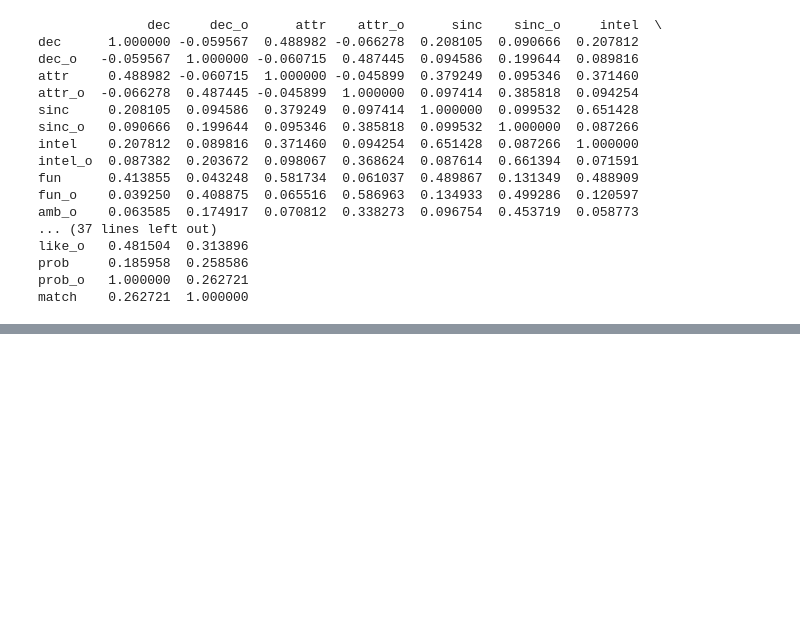
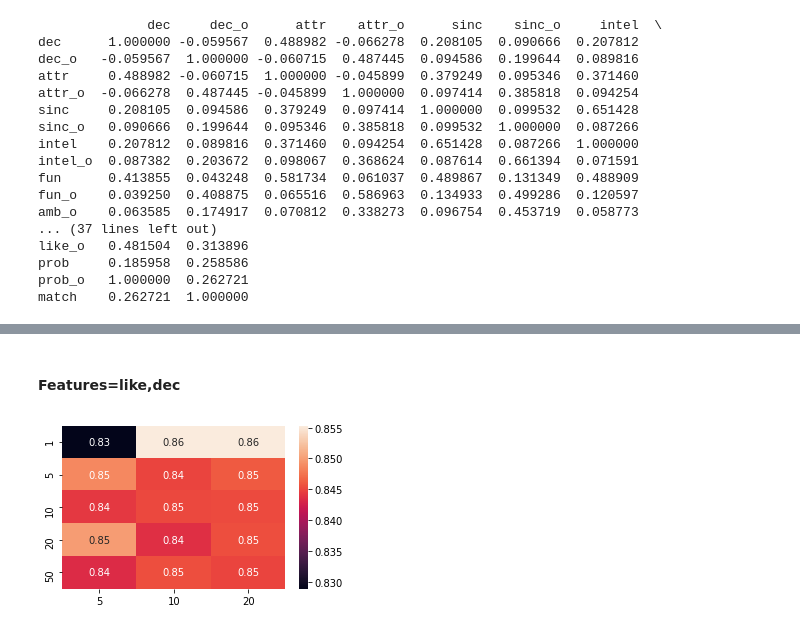
Before and after one commit to eyl1532/speed-dating-analysis, a Jupyter notebook: speed_dating.ipynb, the cells around one changed output, grey strips where cells are left out. Saved outputs shown, nothing was run; the diff lists cells and outputs as text; code cells hidden in the pictures; blank space fills up the shorter version.

```diff
--- a/speed_dating.ipynb
+++ b/speed_dating.ipynb
@@ -123,0 +201,33 @@ Warnings:
+# %%
+def RF(X_train,y_train,X_test,y_test):
+    tr_auc=[]
+    cv_auc=[]
+    depth_values=[1,5,10,20,50]
+    count=1
+    for dep in depth_values:
+        estim=[5,10,20]
+        for n in estim:
+            rf_clf=RandomForestClassifier(n_estimators=n,criterion='gini', max_depth=dep,class_weight = "balanced")
+            rf_clf.fit(X_train,y_train)
+            y_coef=rf_clf.feature_importances_
+
+            y_pred=rf_clf.predict(X_test)
+            trauc=rf_clf.predict_proba(X_train)[:,1]
+            cvauc=rf_clf.predict_proba(X_test)[:,1]
+
+
+            tr_auc.append(roc_auc_score(y_train,trauc))
+            cv_auc.append(roc_auc_score(y_test,cvauc))
+            count +=1
+            #print(f'{count}. depth={dep},estim={n} cv accuracy={cv_auc}')
+    #print(cv_auc)
+    return  tr_auc,cv_auc
+# %%
+def plot_heatmap(auc_tr,auc_cv):
+    cm_pred=auc_cv
+    depth_values=[1,5,10,20,50]
+    estim=[5,10,20]
+    cm = pd.DataFrame(auc_cv, index =depth_values, columns = estim)
+    #auc_hm=cm.pivot()
+    plt.figure(figsize = (5,3))
+    sns.heatmap(cm, annot=True)
@@ -123,0 +261,16 @@ Warnings:
+# %% [markdown]
+#### Features=like,dec
+# %%
+X=data[['like','dec']]
+y=data['match']
+X_1, X_test_ld, y_1, y_test_ld = train_test_split(X, y, test_size=0.2, random_state=0)
+# split the train data set into cross validation train and cross validation test
+X_train_ld, X_cv_ld, y_train_ld, y_cv_ld = train_test_split(X_1, y_1, test_size=0.2)
+# %%
+tr_auc, cv_auc=RF(X_train_ld,y_train_ld,X_cv_ld,y_cv_ld)
+# %%
+cv_auc=np.asarray(cv_auc)
+cv_auc=cv_auc.reshape(5,3)
+plot_heatmap(tr_auc, cv_auc)
+# %% [output]
+[figure, added]
```
Also changed, not shown: parts of 30 cells of this notebook.
